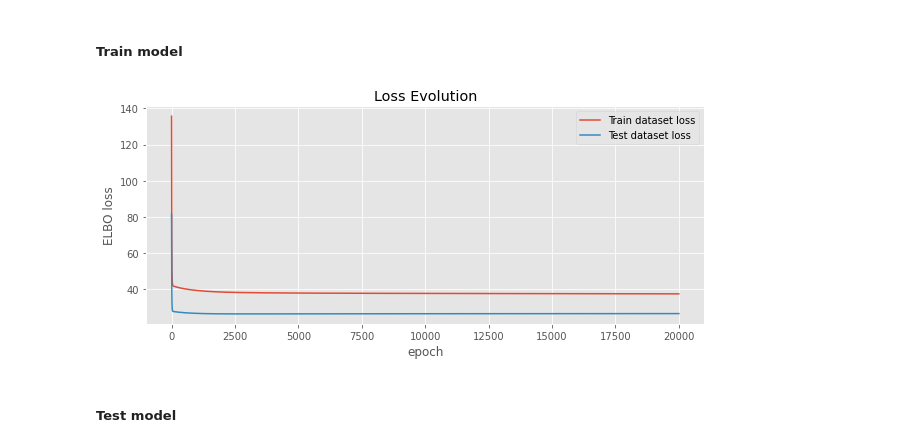
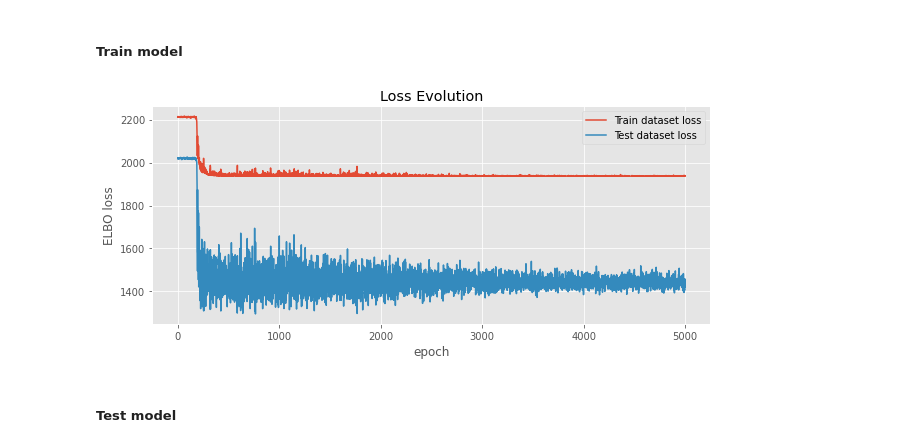
Before and after one commit to Sheev13/bnn-mean-field-vi, a Jupyter notebook: toy_regression.ipynb, the cells around one changed output. Saved outputs shown, nothing was run; the diff lists cells and outputs as text; code cells hidden in the pictures.

```diff
--- a/toy_regression.ipynb
+++ b/toy_regression.ipynb
@@ -51,19 +52,19 @@ y_te = torch.FloatTensor(y_te).unsqueeze(-1)
 # %% [markdown]
 ##### Build model
 # %%
-model = torch.nn.Sequential(
-    torch.nn.Linear(1, 100),
-    torch.nn.ELU(),
-    torch.nn.Linear(100, 100),
-    torch.nn.ELU(),
-    torch.nn.Linear(100, 100),
-    torch.nn.ELU(),
-    torch.nn.Linear(100, 100),
-    torch.nn.ELU(),
-    torch.nn.Linear(100, 1),
+model = nn.Sequential(
+    nn.Linear(1, 100),
+    nn.ELU(),
+    nn.Linear(100, 100),
+    nn.ELU(),
+    nn.Linear(100, 100),
+    nn.ELU(),
+    nn.Linear(100, 100),
+    nn.ELU(),
+    nn.Linear(100, 1),
 )
 
-loss = torch.nn.MSELoss()
+loss = nn.MSELoss()
 opt = torch.optim.SGD(
     model.parameters(),
     lr=0.00005,  # learning rate
@@ -193,9 +250,8 @@ def elbo_loss(y_pred, y, mu, logvar, prior_var):
 # %%
-bnn_model = BNN()
-
-prior_var = torch.tensor([1.0])
+bnn_model = MeanFieldBNN(1, [100, 100, 100, 100], 1)
+print(bnn_model)
 
 opt = torch.optim.SGD(
     bnn_model.parameters(),
-    lr = 0.000001
+    lr = 0.0005
 )
@@ -204,29 +274,29 @@ opt = torch.optim.SGD(
 # %%
 tr_loss_evo = []
 te_loss_evo = []
 
-for _ in range(20000):  # epochs
+for _ in range(5000):  # epochs
     bnn_model.zero_grad()
 
-    y_tr_pred, mu_tr, logvar_tr = bnn_model(x_tr)
-    l = elbo_loss(y_tr_pred, y_tr, mu_tr, logvar_tr, prior_var)
+    y_tr_pred = bnn_model(x_tr)
+    l = bnn_model.loss(y_tr_pred, y_tr)
     tr_loss_evo.append(l.item())
 
-    y_te_pred, mu_te, logvar_te = bnn_model(x_te)
-    te_loss_evo.append(elbo_loss(y_te_pred, y_te, mu_te, logvar_te, prior_var).item())
+    y_te_pred = bnn_model(x_te)
+    te_loss_evo.append(bnn_model.loss(y_te_pred, y_te).item())
 
     l.backward()
     opt.step()
 
 plt.plot(tr_loss_evo, label='Train dataset loss')
 plt.plot(te_loss_evo, label='Test dataset loss')
 plt.ylabel('ELBO loss')
 plt.xlabel('epoch')
 plt.legend()
 plt.title('Loss Evolution')
 plt.show()
 # %% [output]
-[figure, old version]
+[figure, new version]
 # %% [markdown]
 ##### Test model
 # %%
```
Also changed, not shown: parts of 9 cells of this notebook, 1 other file.
